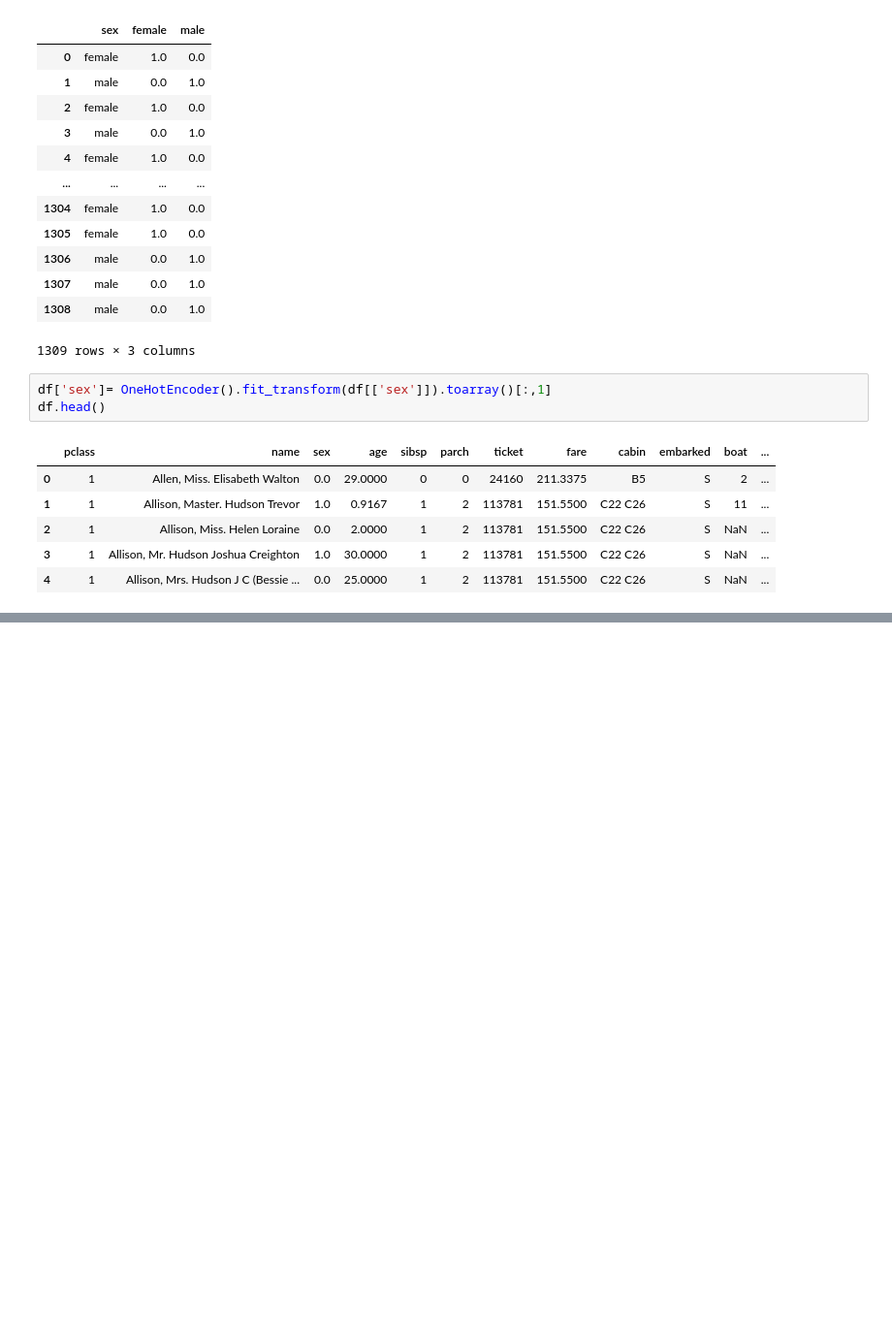
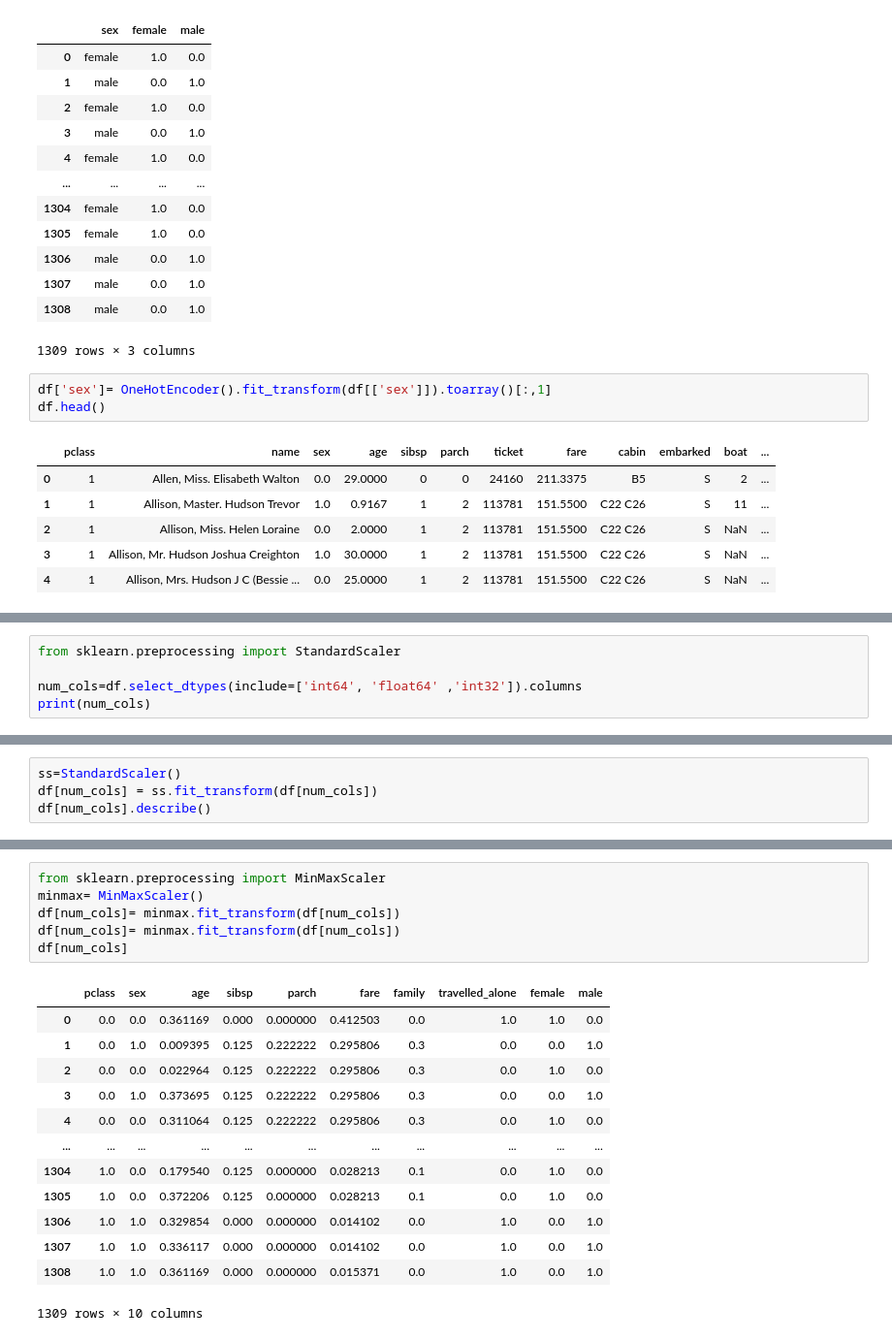
Before and after one commit to thisisouvik/ML-Concepts, a Jupyter notebook: Scikit-Learn/scikit-learn.ipynb, the cells around one changed output, grey strips where cells are left out. Shown: that part at 97% size. Drawn from its saved outputs; the diff is of its cells as text; blank space fills up the shorter version.

Commit message:
learn: minmaxscalar

```diff
--- a/Scikit-Learn/scikit-learn.ipynb
+++ b/Scikit-Learn/scikit-learn.ipynb
@@ -237,0 +240,5 @@ df.head()
+# %%
+from sklearn.preprocessing import StandardScaler
+
+num_cols=df.select_dtypes(include=['int64', 'float64' ,'int32']).columns
+print(num_cols)
@@ -237,0 +249,4 @@ df.head()
+# %%
+ss=StandardScaler()
+df[num_cols] = ss.fit_transform(df[num_cols])
+df[num_cols].describe()
@@ -237,0 +263,20 @@ df.head()
+# %%
+from sklearn.preprocessing import MinMaxScaler
+minmax= MinMaxScaler()
+df[num_cols]= minmax.fit_transform(df[num_cols])
+df[num_cols]= minmax.fit_transform(df[num_cols])
+df[num_cols]
+# %% [output]
+|  | pclass | sex | age | sibsp | parch | fare | family | travelled_alone | female | male |
+| 0 | 0.0 | 0.0 | 0.361169 | 0.000 | 0.000000 | 0.412503 | 0.0 | 1.0 | 1.0 | 0.0 |
+| 1 | 0.0 | 1.0 | 0.009395 | 0.125 | 0.222222 | 0.295806 | 0.3 | 0.0 | 0.0 | 1.0 |
+| 2 | 0.0 | 0.0 | 0.022964 | 0.125 | 0.222222 | 0.295806 | 0.3 | 0.0 | 1.0 | 0.0 |
+| 3 | 0.0 | 1.0 | 0.373695 | 0.125 | 0.222222 | 0.295806 | 0.3 | 0.0 | 0.0 | 1.0 |
+| 4 | 0.0 | 0.0 | 0.311064 | 0.125 | 0.222222 | 0.295806 | 0.3 | 0.0 | 1.0 | 0.0 |
+| ... | ... | ... | ... | ... | ... | ... | ... | ... | ... | ... |
+| 1304 | 1.0 | 0.0 | 0.179540 | 0.125 | 0.000000 | 0.028213 | 0.1 | 0.0 | 1.0 | 0.0 |
+| 1305 | 1.0 | 0.0 | 0.372206 | 0.125 | 0.000000 | 0.028213 | 0.1 | 0.0 | 1.0 | 0.0 |
+| 1306 | 1.0 | 1.0 | 0.329854 | 0.000 | 0.000000 | 0.014102 | 0.0 | 1.0 | 0.0 | 1.0 |
+| 1307 | 1.0 | 1.0 | 0.336117 | 0.000 | 0.000000 | 0.014102 | 0.0 | 1.0 | 0.0 | 1.0 |
+| 1308 | 1.0 | 1.0 | 0.361169 | 0.000 | 0.000000 | 0.015371 | 0.0 | 1.0 | 0.0 | 1.0 |
+1309 rows × 10 columns
```
Also changed, not shown: parts of 3 cells of this notebook.
